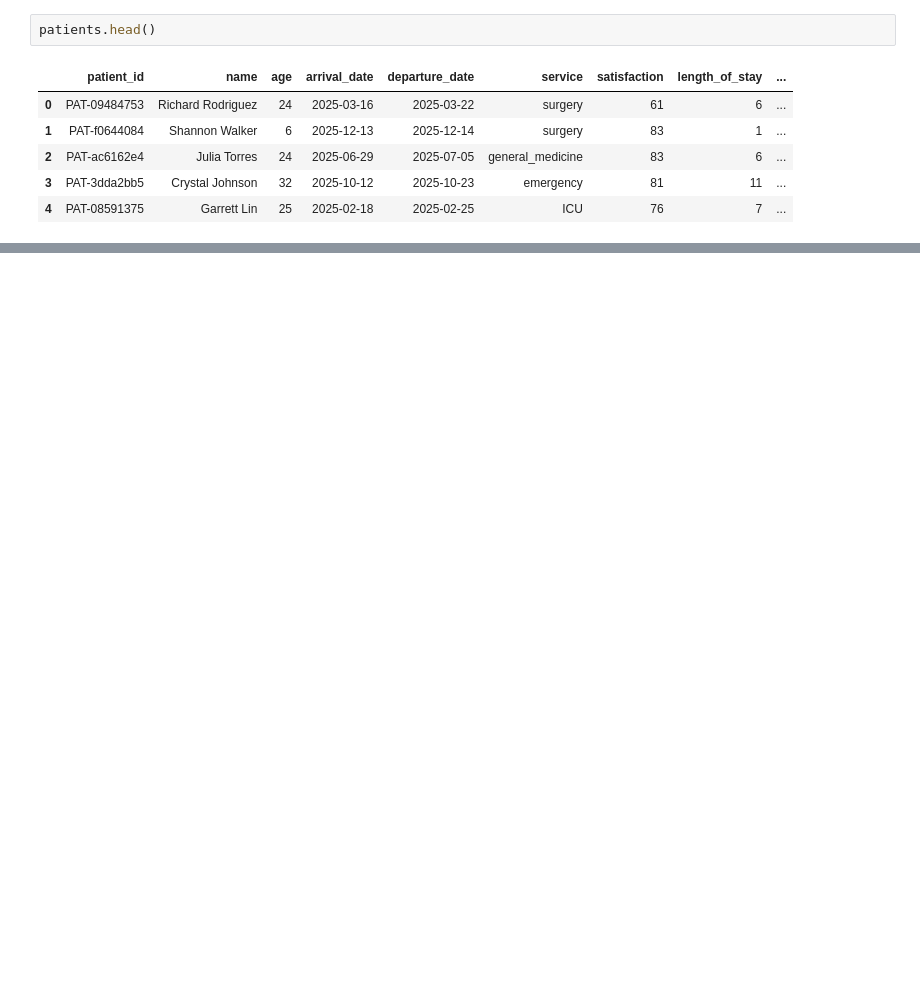
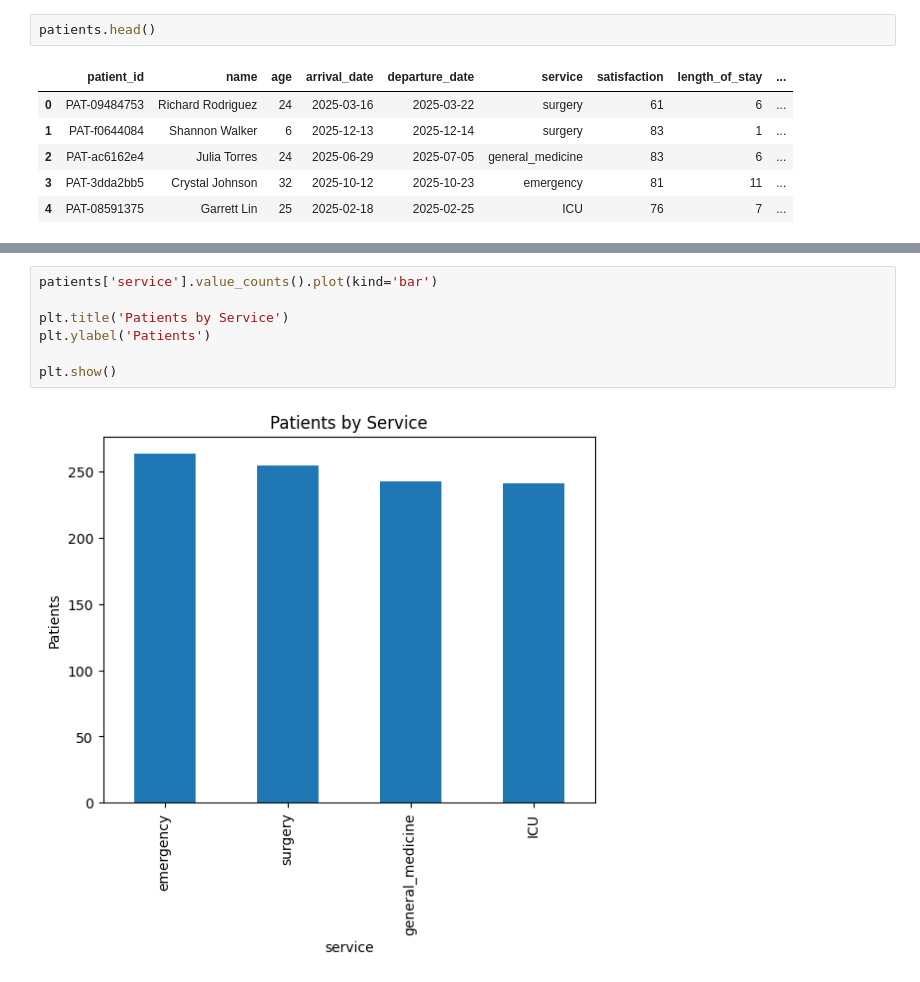
Before and after one commit to Alive-Peterson/myprojects, a Jupyter notebook: health_care/hospital_bed_occupancy_and_resource_utilization/eda_notebook.ipynb, the cells around one changed output, grey strips where cells are left out. Drawn from its saved outputs; the diff is of its cells as text; blank space fills up the shorter version.

```diff
--- a/health_care/hospital_bed_occupancy_and_resource_utilization/eda_notebook.ipynb
+++ b/health_care/hospital_bed_occupancy_and_resource_utilization/eda_notebook.ipynb
@@ -20,0 +56,9 @@ patients.head()
+# %%
+patients['service'].value_counts().plot(kind='bar')
+
+plt.title('Patients by Service')
+plt.ylabel('Patients')
+
+plt.show()
+# %% [output]
+[figure, added]
```
Also changed, not shown: parts of 7 cells of this notebook.
